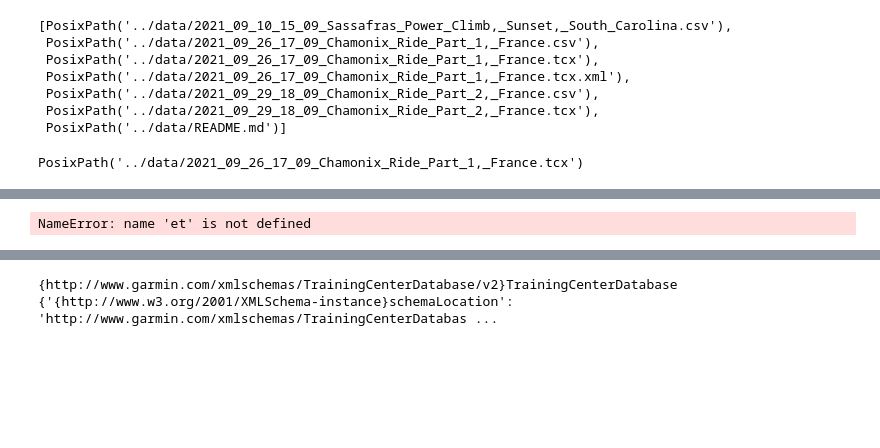
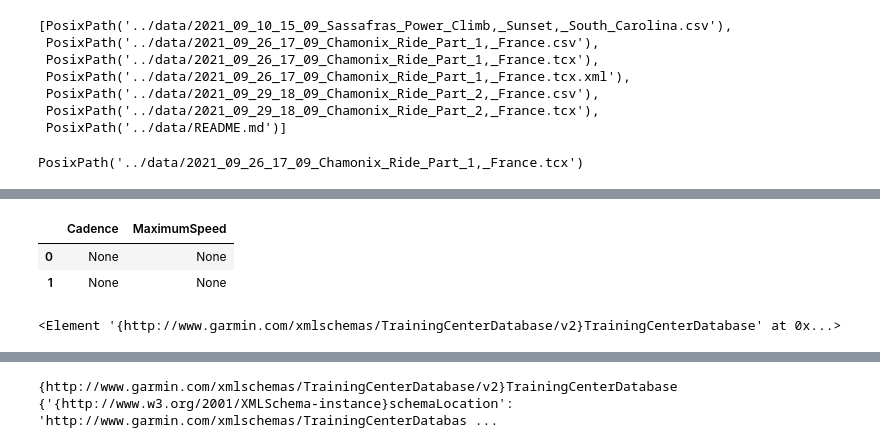
Before and after one commit to achinmt89/client-youngm-ifit, a Jupyter notebook: notebooks/xml_to_dataframe.ipynb, the cells around one changed output, grey strips where cells are left out. Drawn from its saved outputs; the diff is of its cells as text; code cells hidden in the pictures; blank space fills up the shorter version.

```diff
--- a/notebooks/xml_to_dataframe.ipynb
+++ b/notebooks/xml_to_dataframe.ipynb
@@ -57,4 +155,12 @@ ModuleNotFoundError: No module named 'importlib.metadata'
-# %%
-parse_XML("students.xml", ["name", "email", "grade", "age"])
-# %% [output]
-NameError: name 'et' is not defined
+# %%
+xroot, xml_data_df = parse_XML(datafile.as_posix(), ["Cadence", "MaximumSpeed"], 1)
+# %%
+xml_data_df
+# %% [output]
+|  | Cadence | MaximumSpeed |
+| 0 | None | None |
+| 1 | None | None |
+# %%
+xroot
+# %% [output]
+<Element '{http://www.garmin.com/xmlschemas/TrainingCenterDatabase/v2}TrainingCenterDatabase' at 0x...>
```
Also changed, not shown: parts of 22 cells of this notebook, 1 other file.
